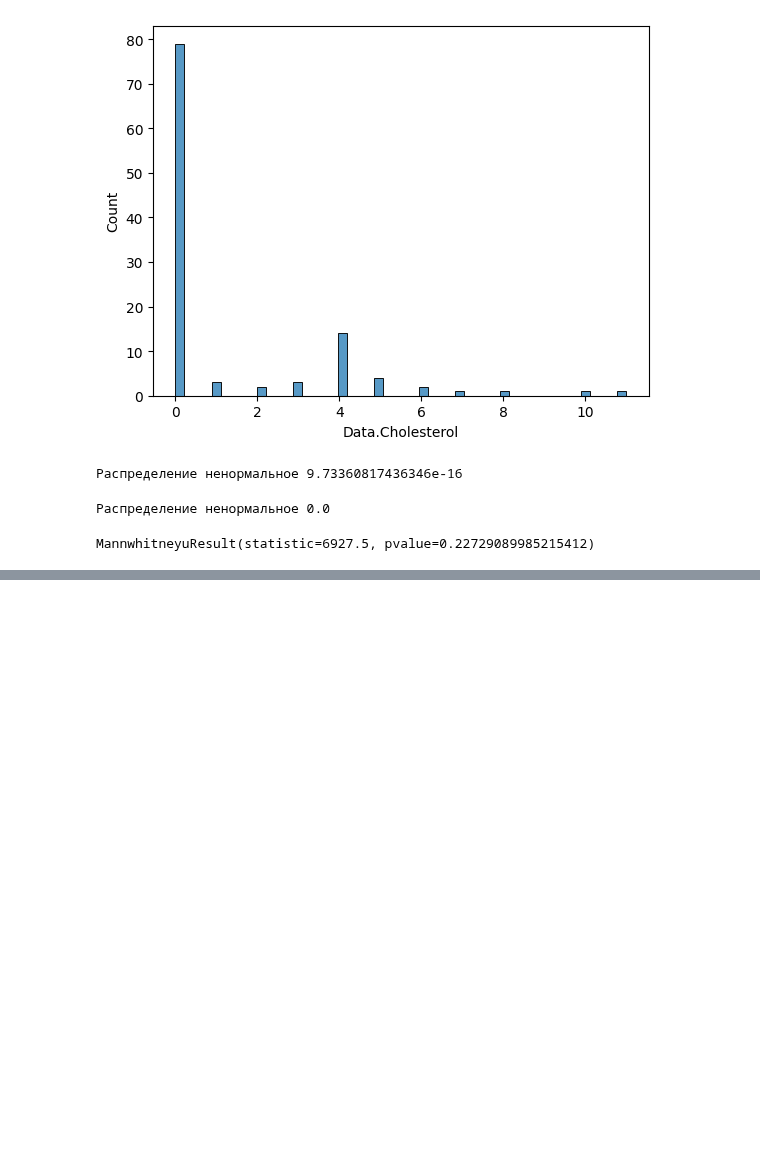
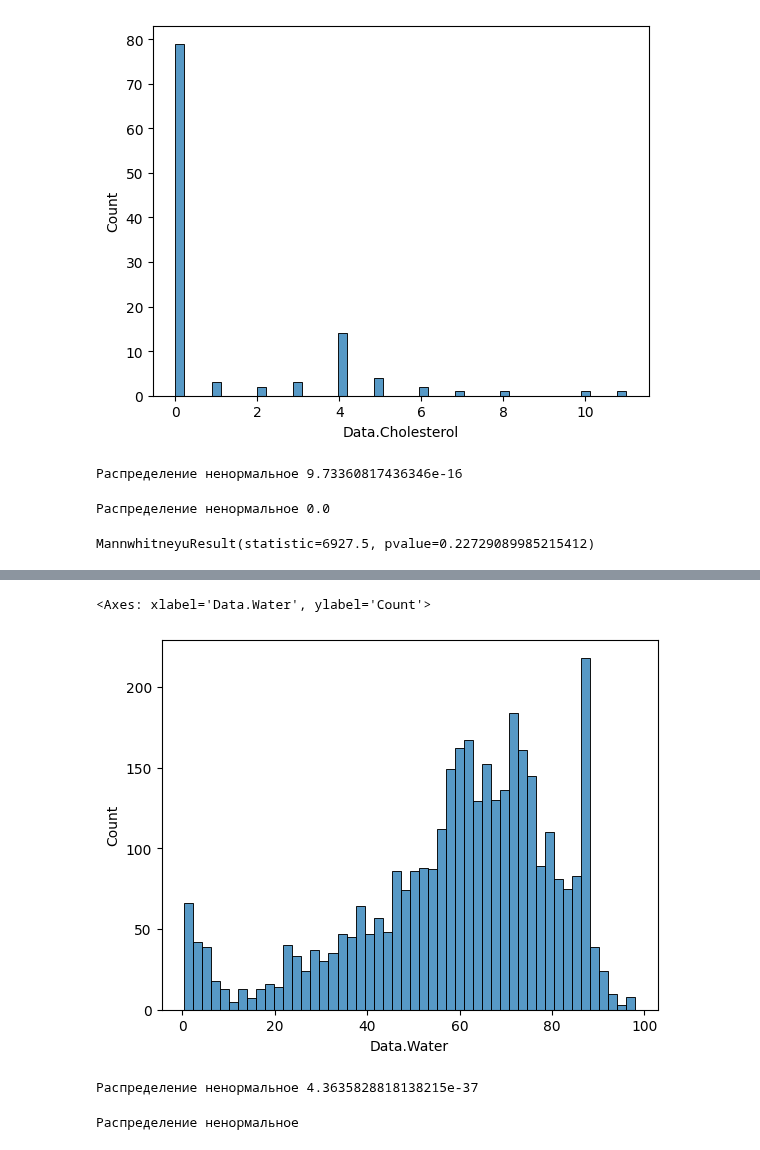
Before and after one commit to MariyaYu/Lesson_1, a Jupyter notebook: Untitled14.ipynb, the cells around one changed output, grey strips where cells are left out. Cells and saved outputs as stored; diff of their text form; code cells hidden in the pictures; blank space fills up the shorter version.

```diff
--- a/Untitled14.ipynb
+++ b/Untitled14.ipynb
@@ -165,0 +175,21 @@ MannwhitneyuResult(statistic=6927.5, pvalue=0.22729089985215412)
+# %%
+sns.histplot(df2['Data.Water'], bins = 50)
+# %% [output]
+<Axes: xlabel='Data.Water', ylabel='Count'>
+[figure, added]
+# %%
+result = scipy.stats.shapiro(df2['Data.Water'])
+if result.pvalue > 0.05:
+    print("Распределение нормальное", result.pvalue)
+else:
+    print("Распределение ненормальное", result.pvalue)
+# %% [output]
+Распределение ненормальное 4.3635828818138215e-37
+# %%
+result = scipy.stats.anderson(df2['Data.Water'])
+if result.statistic < result.critical_values[2] and result.significance_level[2] > 0.05:
+    print("Распределение нормальное")
+else:
+    print("Распределение ненормальное")
+# %% [output]
+Распределение ненормальное
```
Also changed, not shown: parts of 6 cells of this notebook.
